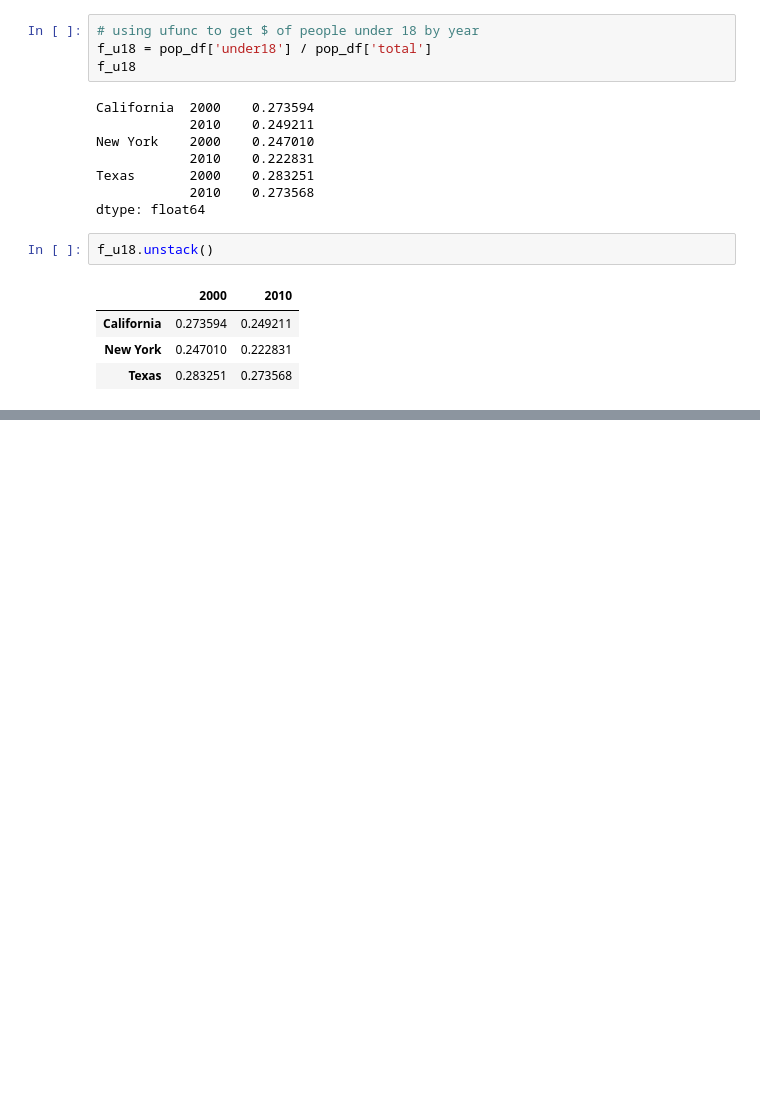
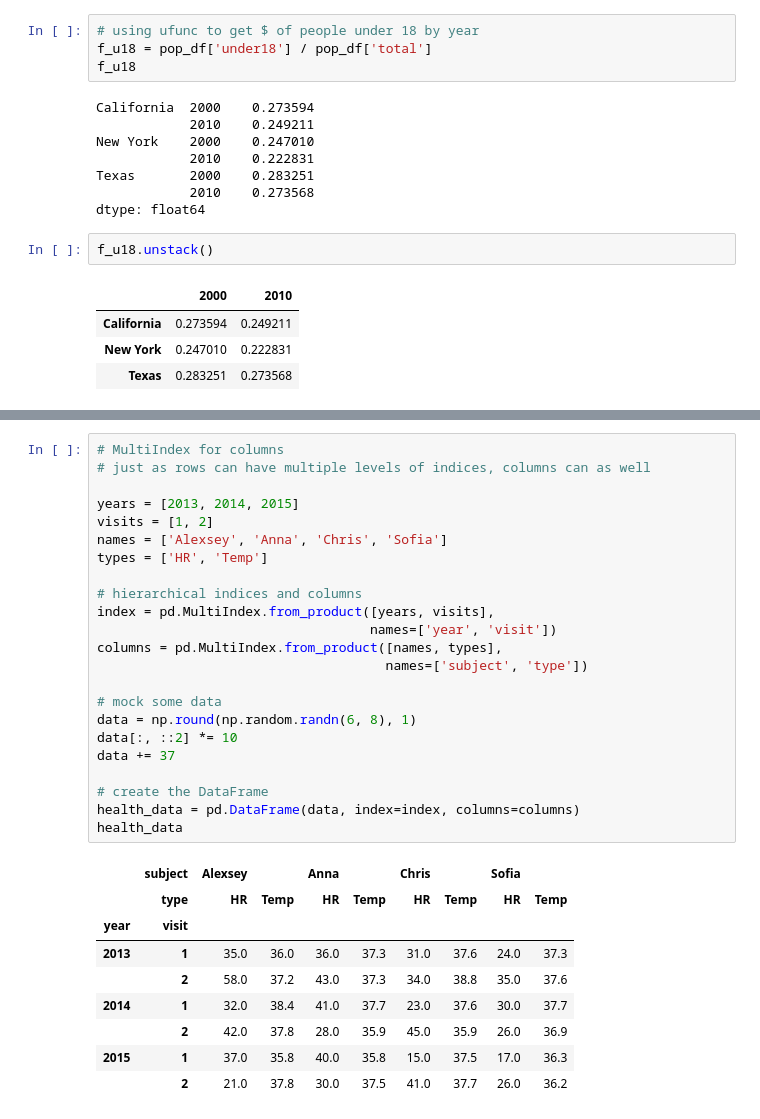
Before and after one commit to capgar/PythonDataScienceHandbook, a Jupyter notebook: notebooks/ch3-pandas.ipynb, the cells around one changed output, grey strips where cells are left out. Saved outputs shown, nothing was run; the diff lists cells and outputs as text; blank space fills up the shorter version.

```diff
--- a/notebooks/ch3-pandas.ipynb
+++ b/notebooks/ch3-pandas.ipynb
@@ -1068,0 +1160,33 @@ f_u18.unstack()
+# %%
+# MultiIndex for columns
+# just as rows can have multiple levels of indices, columns can as well
+
+years = [2013, 2014, 2015]
+visits = [1, 2]
+names = ['Alexsey', 'Anna', 'Chris', 'Sofia']
+types = ['HR', 'Temp']
+
+# hierarchical indices and columns
+index = pd.MultiIndex.from_product([years, visits],
+                                   names=['year', 'visit'])
+columns = pd.MultiIndex.from_product([names, types],
+                                     names=['subject', 'type'])
+
+# mock some data
+data = np.round(np.random.randn(6, 8), 1)
+data[:, ::2] *= 10
+data += 37
+
+# create the DataFrame
+health_data = pd.DataFrame(data, index=index, columns=columns)
+health_data
+# %% [output]
+|  | subject | Alexsey |  | Anna |  | Chris |  | Sofia |  |
+|  | type | HR | Temp | HR | Temp | HR | Temp | HR | Temp |
+| year | visit |  |  |  |  |  |  |  |  |
+| 2013 | 1 | 35.0 | 36.0 | 36.0 | 37.3 | 31.0 | 37.6 | 24.0 | 37.3 |
+|  | 2 | 58.0 | 37.2 | 43.0 | 37.3 | 34.0 | 38.8 | 35.0 | 37.6 |
+| 2014 | 1 | 32.0 | 38.4 | 41.0 | 37.7 | 23.0 | 37.6 | 30.0 | 37.7 |
+|  | 2 | 42.0 | 37.8 | 28.0 | 35.9 | 45.0 | 35.9 | 26.0 | 36.9 |
+| 2015 | 1 | 37.0 | 35.8 | 40.0 | 35.8 | 15.0 | 37.5 | 17.0 | 36.3 |
+|  | 2 | 21.0 | 37.8 | 30.0 | 37.5 | 41.0 | 37.7 | 26.0 | 36.2 |
```
Also changed, not shown: parts of 22 cells of this notebook.
